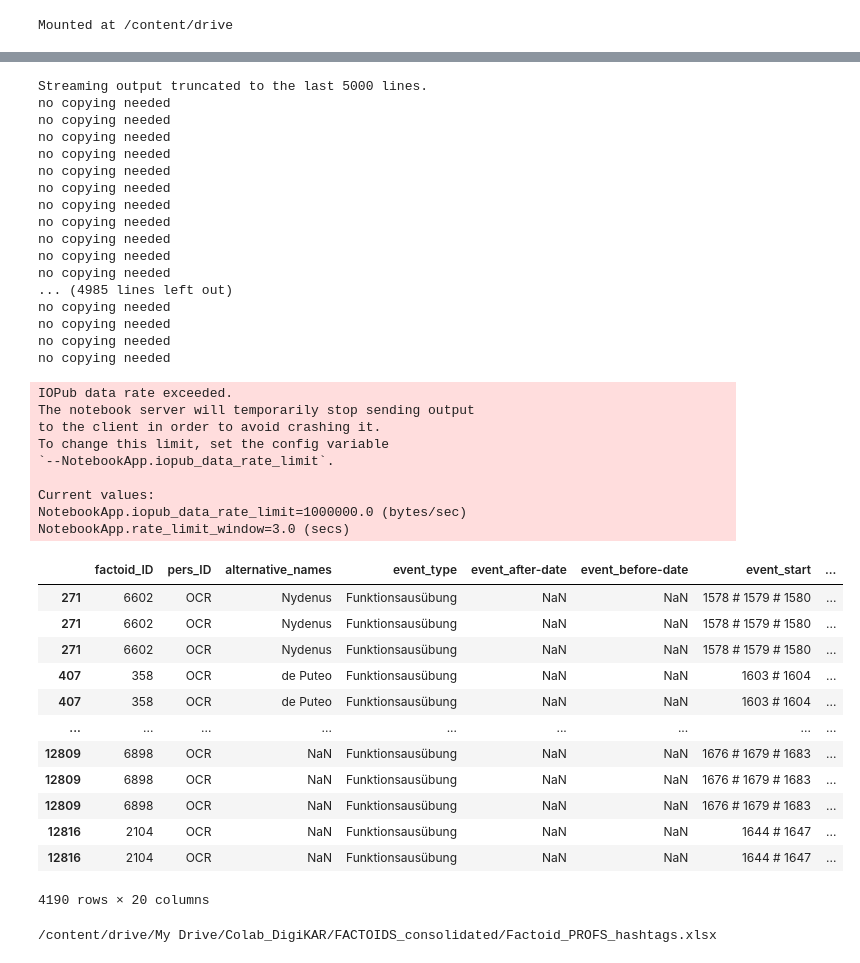
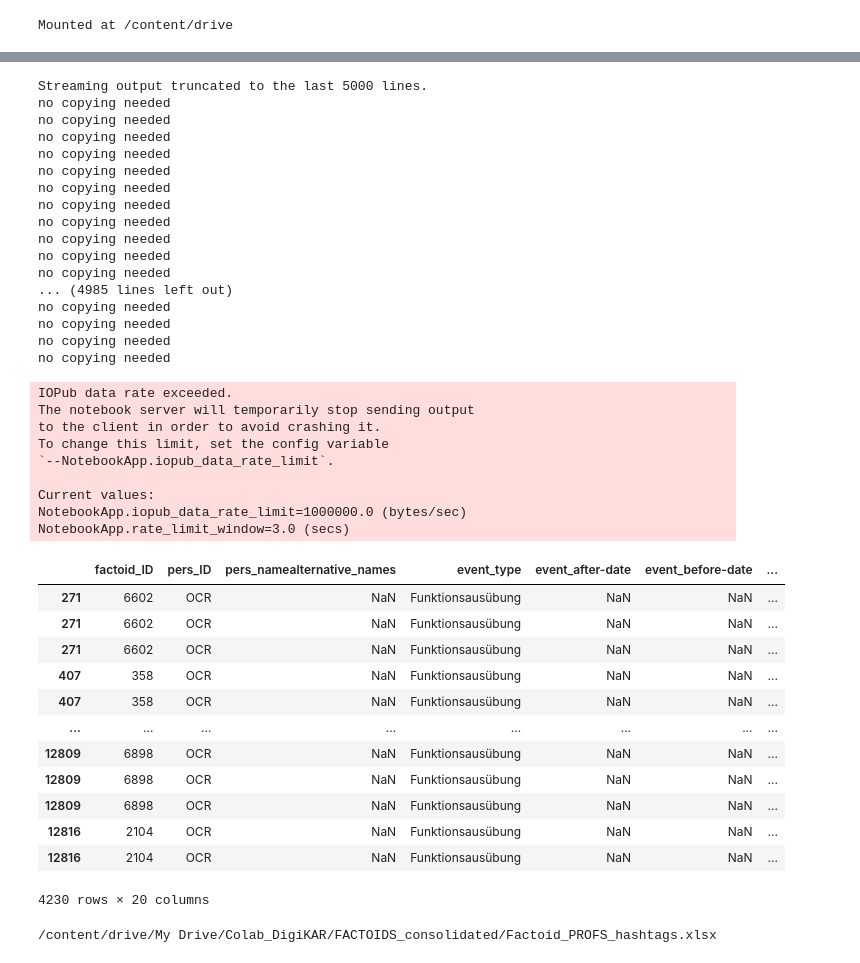
Before and after one commit to ieg-dhr/DigiKAR, a Jupyter notebook: JupyterNotebooks_DigiKAR/PROFs_duplicateROWifDATES.ipynb, the cells around one changed output, grey strips where cells are left out. Saved outputs shown, nothing was run; the diff lists cells and outputs as text; code cells hidden in the pictures.

```diff
--- a/JupyterNotebooks_DigiKAR/PROFs_duplicateROWifDATES.ipynb
+++ b/JupyterNotebooks_DigiKAR/PROFs_duplicateROWifDATES.ipynb
@@ -57,8 +59,9 @@ Warning: Total number of columns (21) exceeds max_columns (20) limiting to first
 # %%
-keywords=["und", "oder"]
+keywords=["und", "oder", "später", "außerdem", "danach"]
 myRange = range(1500, 1900)
 myColumns = ["factoid_ID",
                 "pers_ID",
+                "pers_name"
                 "alternative_names",
                 "event_type",
                 "event_after-date",
@@ -106,46 +109,46 @@ def duplicate_rows_by_year(df):
 # Display final df
 df_extended = duplicate_rows_by_year(sub_df)
 display(df_extended)
 # %% [output]
 Streaming output truncated to the last 5000 lines.
 no copying needed
 no copying needed
 no copying needed
 no copying needed
 no copying needed
 no copying needed
 no copying needed
 no copying needed
 no copying needed
 no copying needed
 no copying needed
 ... (4985 lines left out)
 no copying needed
 no copying needed
 no copying needed
 no copying needed
 IOPub data rate exceeded.
 The notebook server will temporarily stop sending output
 to the client in order to avoid crashing it.
 To change this limit, set the config variable
 `--NotebookApp.iopub_data_rate_limit`.
 
 Current values:
 NotebookApp.iopub_data_rate_limit=1000000.0 (bytes/sec)
 NotebookApp.rate_limit_window=3.0 (secs)
-|  | factoid_ID | pers_ID | alternative_names | event_type | event_after-date | event_before-date | event_start | ... |
-| 271 | 6602 | OCR | Nydenus | Funktionsausübung | NaN | NaN | 1578 # 1579 # 1580 | ... |
-| 271 | 6602 | OCR | Nydenus | Funktionsausübung | NaN | NaN | 1578 # 1579 # 1580 | ... |
-| 271 | 6602 | OCR | Nydenus | Funktionsausübung | NaN | NaN | 1578 # 1579 # 1580 | ... |
-| 407 | 358 | OCR | de Puteo | Funktionsausübung | NaN | NaN | 1603 # 1604 | ... |
-| 407 | 358 | OCR | de Puteo | Funktionsausübung | NaN | NaN | 1603 # 1604 | ... |
-| ... | ... | ... | ... | ... | ... | ... | ... | ... |
-| 12809 | 6898 | OCR | NaN | Funktionsausübung | NaN | NaN | 1676 # 1679 # 1683 | ... |
-| 12809 | 6898 | OCR | NaN | Funktionsausübung | NaN | NaN | 1676 # 1679 # 1683 | ... |
-| 12809 | 6898 | OCR | NaN | Funktionsausübung | NaN | NaN | 1676 # 1679 # 1683 | ... |
-| 12816 | 2104 | OCR | NaN | Funktionsausübung | NaN | NaN | 1644 # 1647 | ... |
-| 12816 | 2104 | OCR | NaN | Funktionsausübung | NaN | NaN | 1644 # 1647 | ... |
+|  | factoid_ID | pers_ID | pers_namealternative_names | event_type | event_after-date | event_before-date | ... |
+| 271 | 6602 | OCR | NaN | Funktionsausübung | NaN | NaN | ... |
+| 271 | 6602 | OCR | NaN | Funktionsausübung | NaN | NaN | ... |
+| 271 | 6602 | OCR | NaN | Funktionsausübung | NaN | NaN | ... |
+| 407 | 358 | OCR | NaN | Funktionsausübung | NaN | NaN | ... |
+| 407 | 358 | OCR | NaN | Funktionsausübung | NaN | NaN | ... |
+| ... | ... | ... | ... | ... | ... | ... | ... |
+| 12809 | 6898 | OCR | NaN | Funktionsausübung | NaN | NaN | ... |
+| 12809 | 6898 | OCR | NaN | Funktionsausübung | NaN | NaN | ... |
+| 12809 | 6898 | OCR | NaN | Funktionsausübung | NaN | NaN | ... |
+| 12816 | 2104 | OCR | NaN | Funktionsausübung | NaN | NaN | ... |
+| 12816 | 2104 | OCR | NaN | Funktionsausübung | NaN | NaN | ... |
-4190 rows × 20 columns
+4230 rows × 20 columns
 # %%
 
 # write all results to new EXCEL file
```
Also changed, not shown: parts of 2 cells of this notebook.
